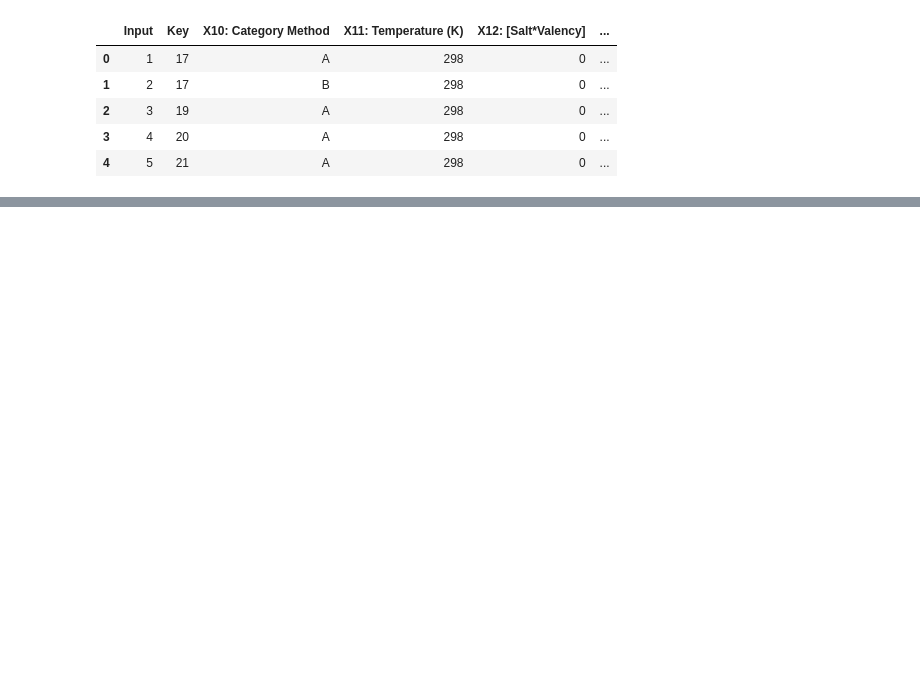
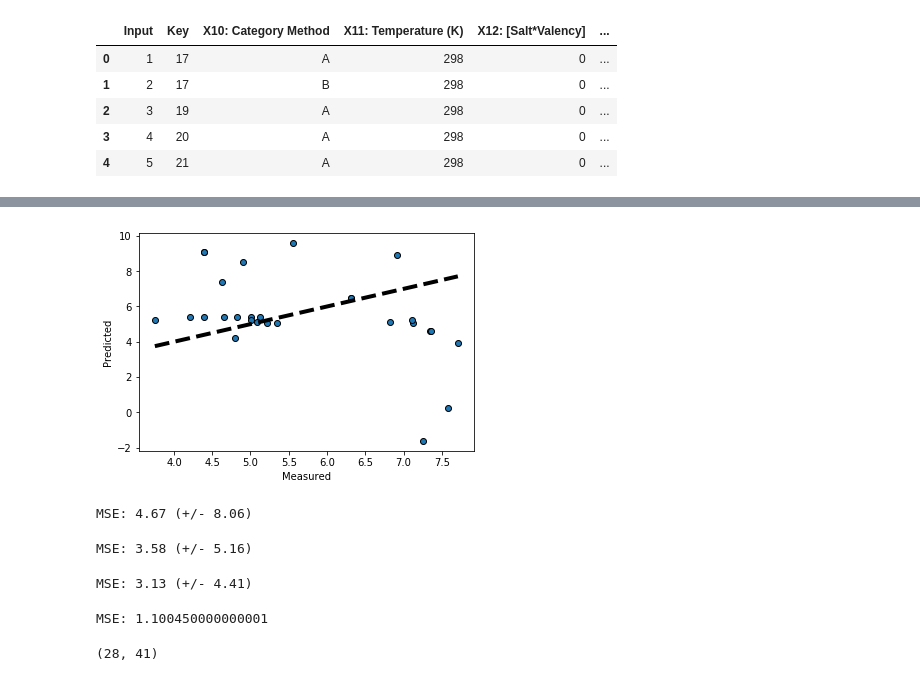
Before and after one commit to tgebhart/biomarker, a Jupyter notebook: notebooks/EDA.ipynb, the cells around one changed output, grey strips where cells are left out. Saved outputs shown, nothing was run; the diff lists cells and outputs as text; code cells hidden in the pictures; blank space fills up the shorter version.

```diff
--- a/notebooks/EDA.ipynb
+++ b/notebooks/EDA.ipynb
@@ -229,0 +221,61 @@ for num in file_numbers:
+# %%
+all_cols = []
+for idx, row in master_drop.iterrows():
+    indexof = file_numbers.index(str(row['Key']))
+    cols = None
+    for feature in XS:
+        if cols is None:
+            cols = feature[indexof]
+        else:
+            if feature[indexof].shape:
+                cols = np.concatenate((cols, feature[indexof]))
+    all_cols.append(cols)
+# %%
+more_data = pd.DataFrame(all_cols)
+X_more = more_data.values
+# %%
+lr = linear_model.LinearRegression()
+scaler = preprocessing.StandardScaler().fit(X_more)
+X_more_transformed = scaler.transform(X_more)
+predicted_more = cross_val_predict(lr, X_more_transformed, y, cv=10)
+
+fig, ax = plt.subplots()
+ax.scatter(y, predicted_more, edgecolors=(0, 0, 0))
+ax.plot([y.min(), y.max()], [y.min(), y.max()], 'k--', lw=4)
+ax.set_xlabel('Measured')
+ax.set_ylabel('Predicted')
+plt.show()
+# %% [output]
+[figure, added]
+# %%
+scores = cross_val_score(lr, X_more_transformed, y, cv=5, scoring='neg_mean_squared_error')
+print("MSE: %0.2f (+/- %0.2f)" % (-1*scores.mean(), scores.std() * 2))
+# %% [output]
+MSE: 4.67 (+/- 8.06)
+# %%
+regr_1 = DecisionTreeRegressor(max_depth=2)
+
+scores = cross_val_score(regr_1, X_more_transformed, y, cv=5, scoring='neg_mean_squared_error')
+print("MSE: %0.2f (+/- %0.2f)" % (-1*scores.mean(), scores.std() * 2))
+# %% [output]
+MSE: 3.58 (+/- 5.16)
+# %%
+regr_2 = DecisionTreeRegressor(max_depth=5)
+
+scores = cross_val_score(regr_2, X_more_transformed, y, cv=5, scoring='neg_mean_squared_error')
+print("MSE: %0.2f (+/- %0.2f)" % (-1*scores.mean(), scores.std() * 2))
+# %% [output]
+MSE: 3.13 (+/- 4.41)
+# %%
+X_train, X_test, y_train, y_test = train_test_split(X_more_transformed, y.values, test_size=0.1, random_state=0)
+regr_2.fit(X_train, y_train)
+y_pred = regr_2.predict(X_test)
+
+print('MSE: {}'.format(mean_squared_error(y_test, y_pred)))
+# %% [output]
+MSE: 1.100450000000001
+# %%
+X_combined = np.hstack((X_transformed, X_more_transformed))
+X_combined.shape
+# %% [output]
+(28, 41)
```
Also changed, not shown: parts of 45 cells of this notebook, 1 other file.
